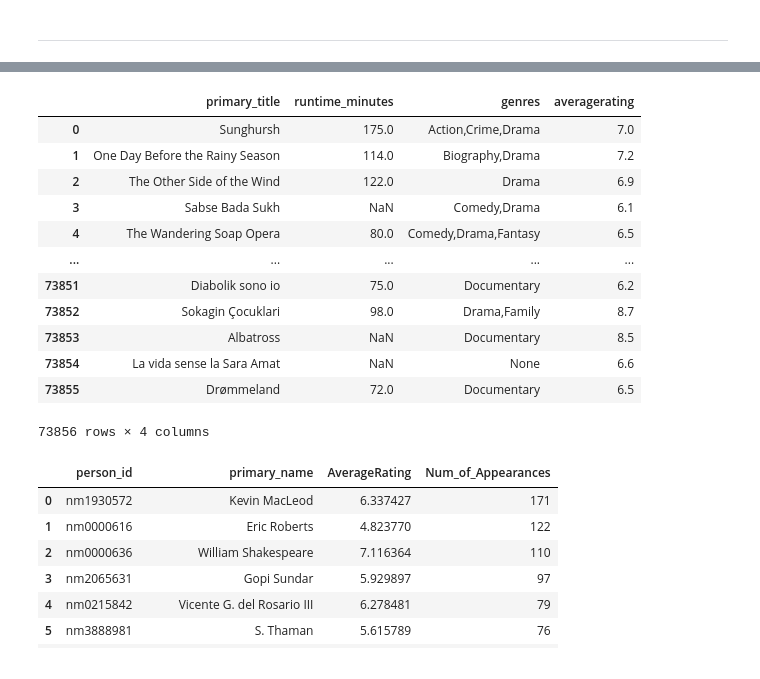
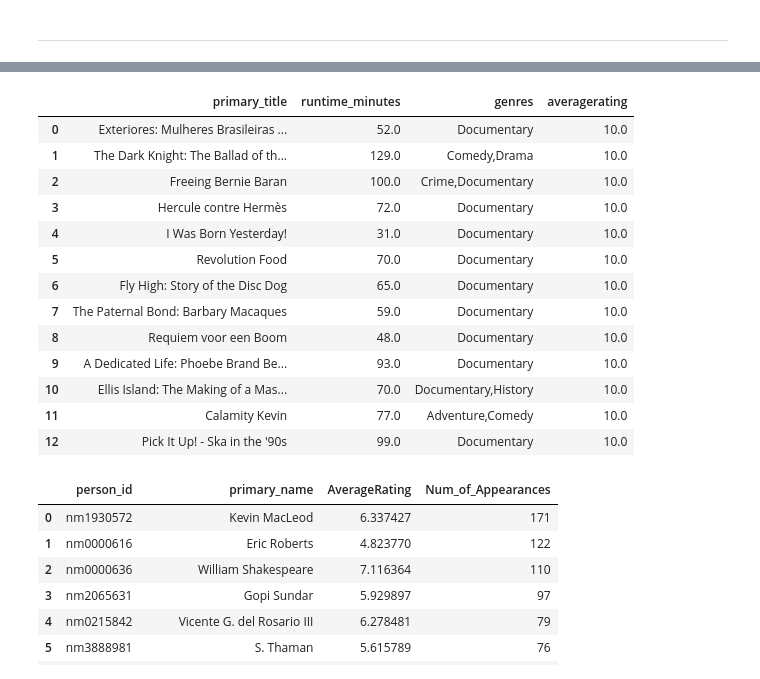
Before and after one commit to mfFrida/Capstone-Project-Semester-1, a Jupyter notebook: student.ipynb, the cells around one changed output, grey strips where cells are left out. Drawn from its saved outputs; the diff is of its cells as text; code cells hidden in the pictures.

Commit message:
at a good point with queries. should be able to start combining dataframs of the data with box office numbers

```diff
--- a/student.ipynb
+++ b/student.ipynb
@@ -212,28 +302,37 @@ ______________________________
 # %%
 # combining movie basics and movie ratings
 q = """
 SELECT
     mb.primary_title, mb.runtime_minutes, mb.genres, mr.averagerating
 FROM
     movie_basics AS mb
     JOIN movie_ratings AS mr
         USING(movie_id)
+WHERE
+    CAST(averagerating AS float) == 10
+    AND runtime_minutes IS NOT NULL
+ORDER BY
+    mr.averagerating DESC
 ;"""
-pd.read_sql(q, conn)
+# checking to see titles with a rating of 10.0
+# update to above comment: restricting num_votes by 30 (like above) will
+test3_df = pd.read_sql(q, conn)
+test3_df
 # %% [output]
 |  | primary_title | runtime_minutes | genres | averagerating |
-| 0 | Sunghursh | 175.0 | Action,Crime,Drama | 7.0 |
-| 1 | One Day Before the Rainy Season | 114.0 | Biography,Drama | 7.2 |
-| 2 | The Other Side of the Wind | 122.0 | Drama | 6.9 |
-| 3 | Sabse Bada Sukh | NaN | Comedy,Drama | 6.1 |
-| 4 | The Wandering Soap Opera | 80.0 | Comedy,Drama,Fantasy | 6.5 |
-| ... | ... | ... | ... | ... |
-| 73851 | Diabolik sono io | 75.0 | Documentary | 6.2 |
-| 73852 | Sokagin Çocuklari | 98.0 | Drama,Family | 8.7 |
-| 73853 | Albatross | NaN | Documentary | 8.5 |
-| 73854 | La vida sense la Sara Amat | NaN | None | 6.6 |
-| 73855 | Drømmeland | 72.0 | Documentary | 6.5 |
+| 0 | Exteriores: Mulheres Brasileiras ... | 52.0 | Documentary | 10.0 |
+| 1 | The Dark Knight: The Ballad of th... | 129.0 | Comedy,Drama | 10.0 |
+| 2 | Freeing Bernie Baran | 100.0 | Crime,Documentary | 10.0 |
+| 3 | Hercule contre Hermès | 72.0 | Documentary | 10.0 |
+| 4 | I Was Born Yesterday! | 31.0 | Documentary | 10.0 |
+| 5 | Revolution Food | 70.0 | Documentary | 10.0 |
+| 6 | Fly High: Story of the Disc Dog | 65.0 | Documentary | 10.0 |
+| 7 | The Paternal Bond: Barbary Macaques | 59.0 | Documentary | 10.0 |
+| 8 | Requiem voor een Boom | 48.0 | Documentary | 10.0 |
+| 9 | A Dedicated Life: Phoebe Brand Be... | 93.0 | Documentary | 10.0 |
+| 10 | Ellis Island: The Making of a Mas... | 70.0 | Documentary,History | 10.0 |
+| 11 | Calamity Kevin | 77.0 | Adventure,Comedy | 10.0 |
+| 12 | Pick It Up! - Ska in the '90s | 99.0 | Documentary | 10.0 |
-73856 rows × 4 columns
 # %%
 # persons to principals to movie table
 q = """
```
Also changed, not shown: parts of 10 cells of this notebook.
